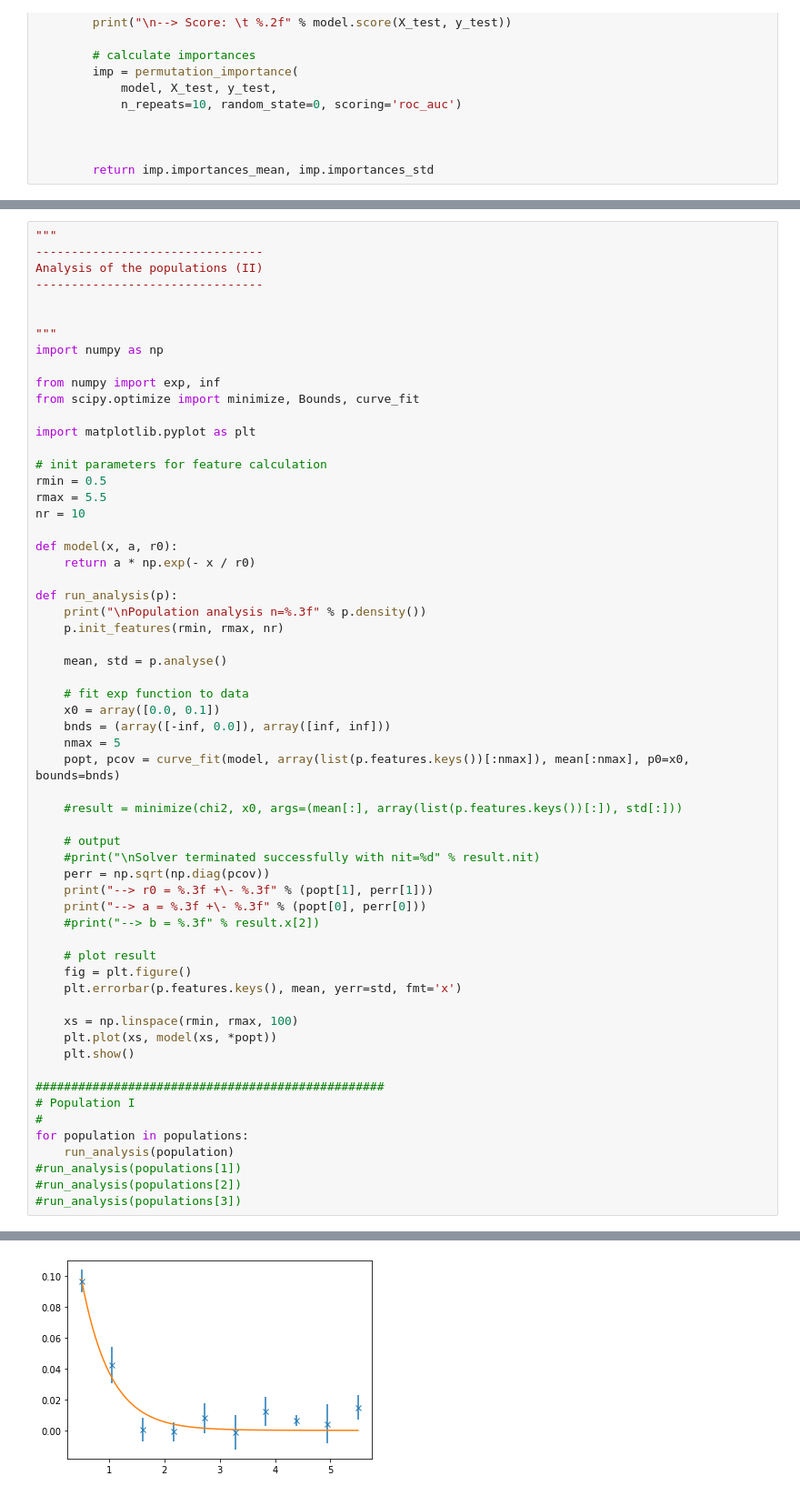
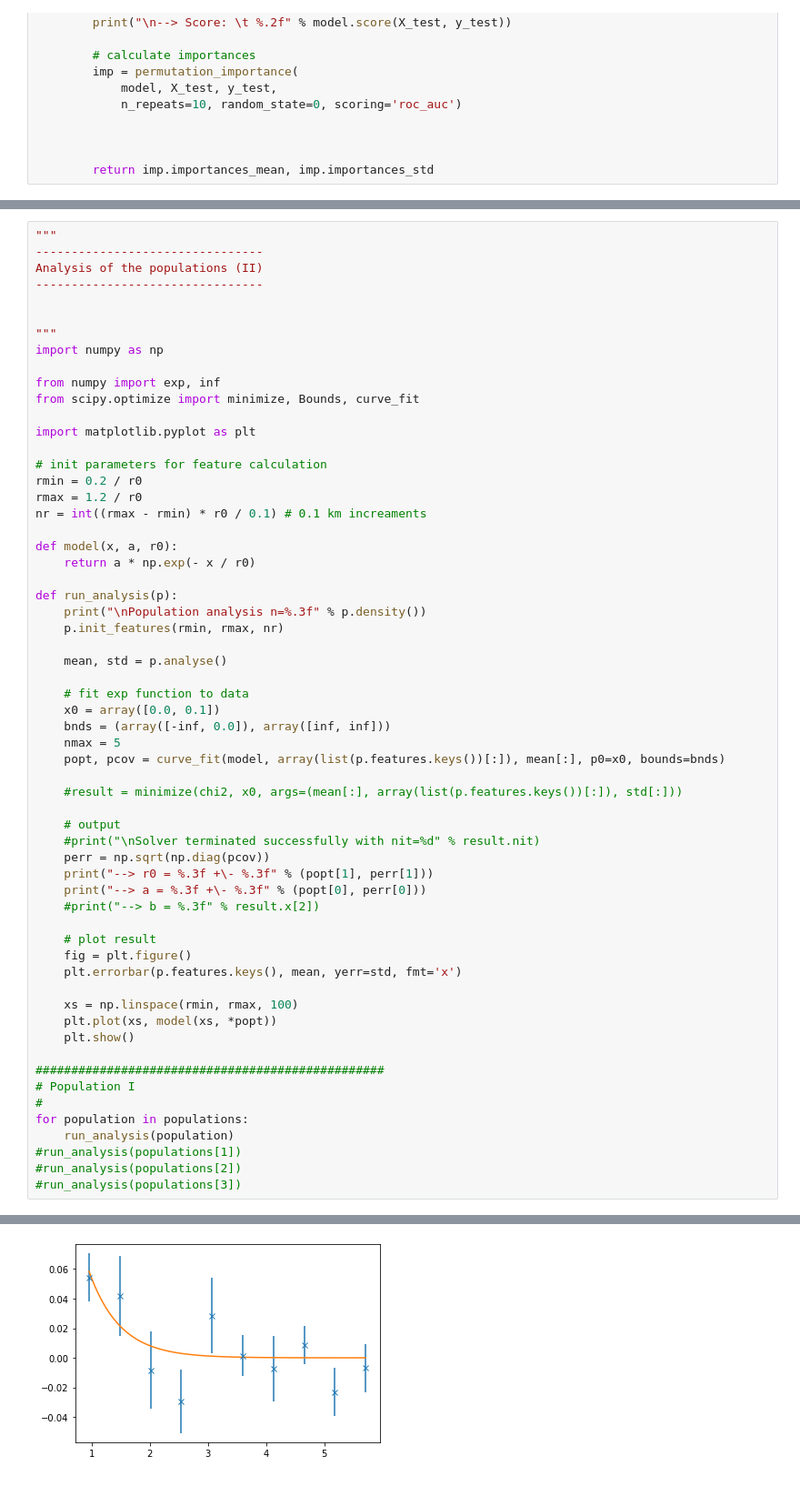
Before and after one commit to damhoe/pv-master, a Jupyter notebook: test_probability_distribution.ipynb, the cells around one changed output, grey strips where cells are left out. Shown at 91% size. Drawn from its saved outputs; the diff is of its cells as text.

```diff
--- a/test_probability_distribution.ipynb
+++ b/test_probability_distribution.ipynb
@@ -281,9 +299,9 @@ from scipy.optimize import minimize, Bounds, curve_fit
 import matplotlib.pyplot as plt
 
 # init parameters for feature calculation
-rmin = 0.5
-rmax = 5.5
-nr = 10
+rmin = 0.2 / r0
+rmax = 1.2 / r0
+nr = int((rmax - rmin) * r0 / 0.1) # 0.1 km increaments
 
 def model(x, a, r0):
     return a * np.exp(- x / r0)
@@ -298,7 +316,7 @@ def run_analysis(p):
     x0 = array([0.0, 0.1])
     bnds = (array([-inf, 0.0]), array([inf, inf]))
     nmax = 5
-    popt, pcov = curve_fit(model, array(list(p.features.keys())[:nmax]), mean[:nmax], p0=x0, bounds=bnds)
+    popt, pcov = curve_fit(model, array(list(p.features.keys())[:]), mean[:], p0=x0, bounds=bnds)
 
     #result = minimize(chi2, x0, args=(mean[:], array(list(p.features.keys())[:]), std[:]))
 
@@ -337 +355 @@ Trained Random Forest with n_est=100.
-[figure, old version]
+[figure, new version]
```
Also changed, not shown: parts of 3 cells of this notebook.
